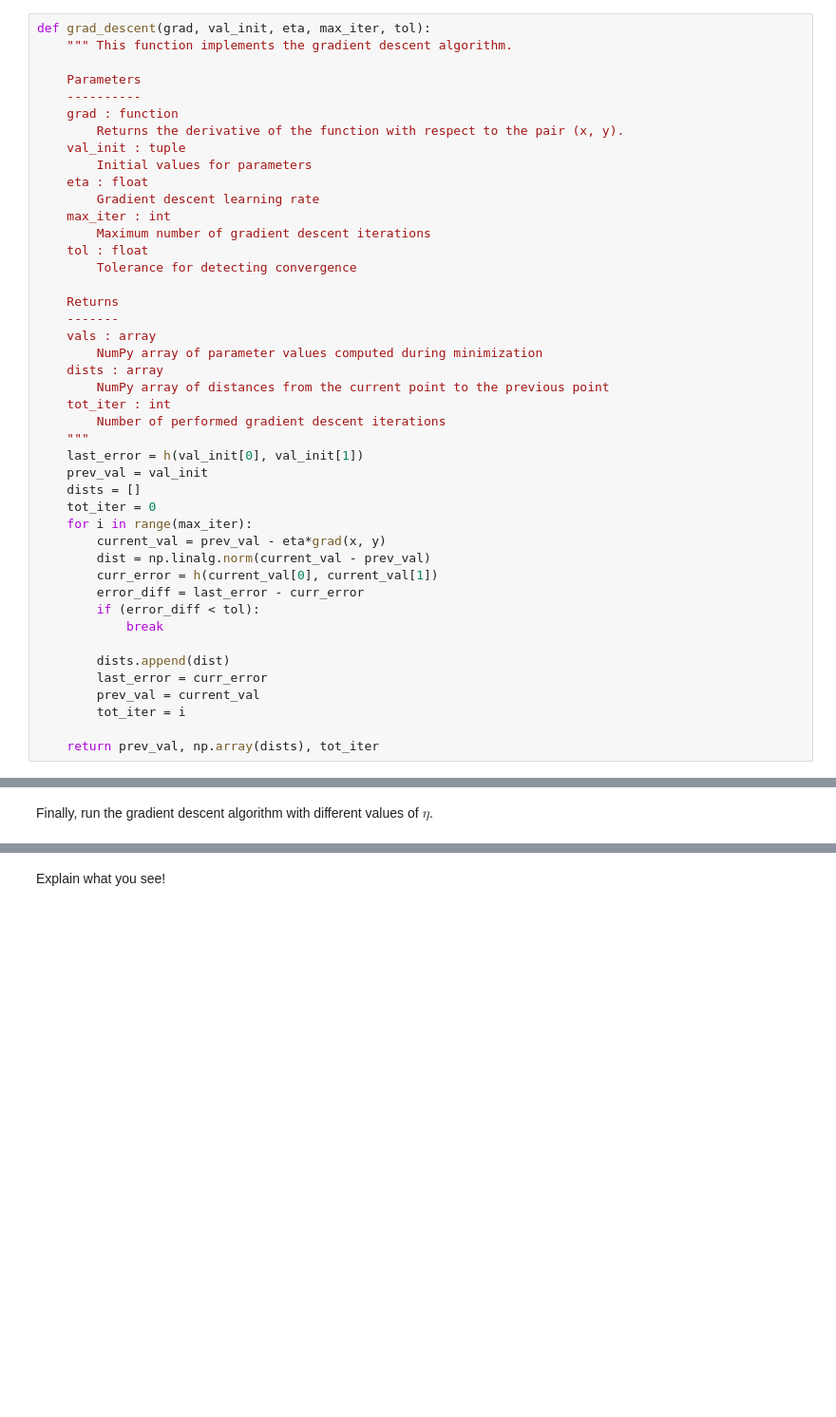
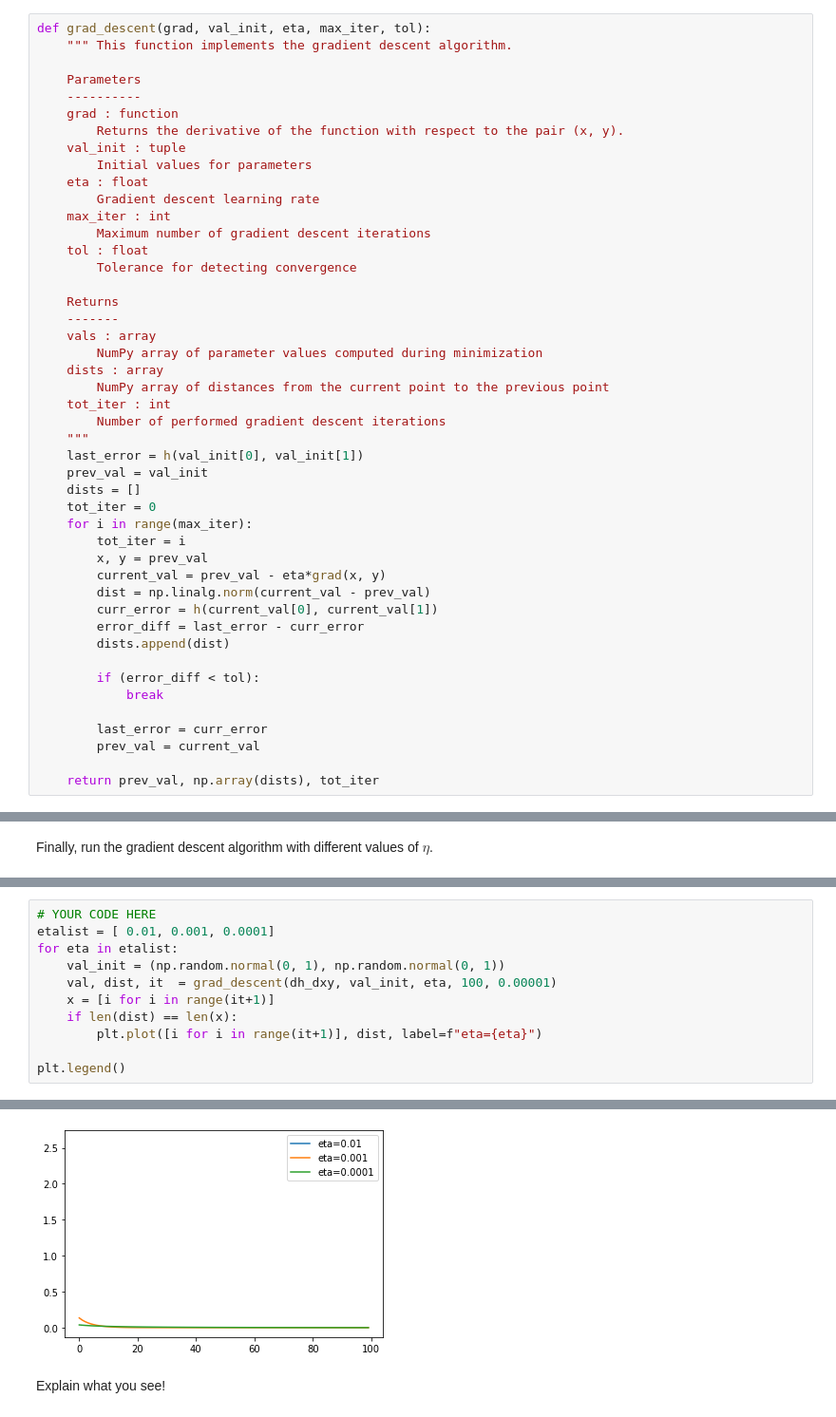
Before and after one commit to JvPost/SML, a Jupyter notebook: SML22_as01_2.ipynb, the cells around one changed output, grey strips where cells are left out. Shown: that part at 95% size. Drawn from its saved outputs; the diff is of its cells as text; blank space fills up the shorter version.

```diff
--- a/SML22_as01_2.ipynb
+++ b/SML22_as01_2.ipynb
@@ -193,17 +193,19 @@ def grad_descent(grad, val_init, eta, max_iter, tol):
     dists = []
     tot_iter = 0
     for i in range(max_iter):
+        tot_iter = i
+        x, y = prev_val
         current_val = prev_val - eta*grad(x, y)
         dist = np.linalg.norm(current_val - prev_val)
         curr_error = h(current_val[0], current_val[1])
         error_diff = last_error - curr_error
+        dists.append(dist)
+
         if (error_diff < tol):
             break
 
-        dists.append(dist)
         last_error = curr_error
         prev_val = current_val
-        tot_iter = i
 
     return prev_val, np.array(dists), tot_iter
 # %%
@@ -219,0 +219,12 @@ val_init = (np.random.normal(0, 1), np.random.normal(0, 1))
+# %%
+# YOUR CODE HERE
+etalist = [ 0.01, 0.001, 0.0001]
+for eta in etalist:
+    val_init = (np.random.normal(0, 1), np.random.normal(0, 1))
+    val, dist, it  = grad_descent(dh_dxy, val_init, eta, 100, 0.00001)
+    x = [i for i in range(it+1)]
+    if len(dist) == len(x):
+        plt.plot([i for i in range(it+1)], dist, label=f"eta={eta}")
+
+plt.legend()
+# %% [output]
@@ -220,2 +232,3 @@ val_init = (np.random.normal(0, 1), np.random.normal(0, 1))
+[figure, added]
 # %% [markdown]
 Explain what you see!
```
Also changed, not shown: parts of 4 cells of this notebook, 1 other file.
